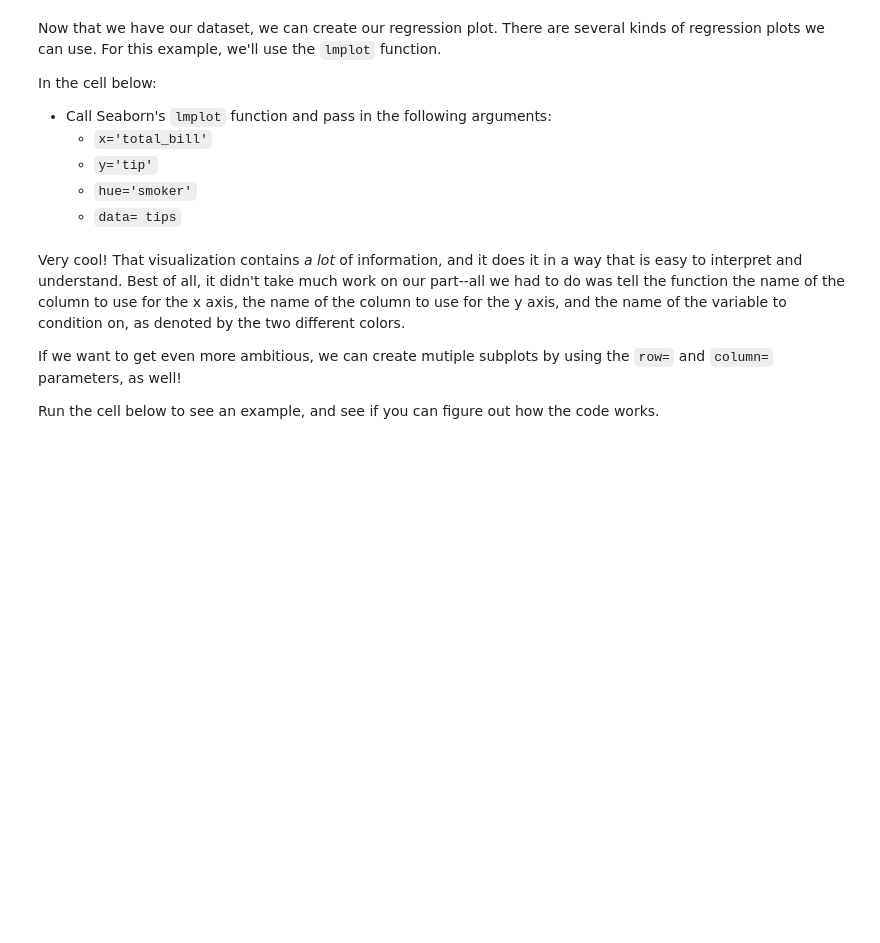
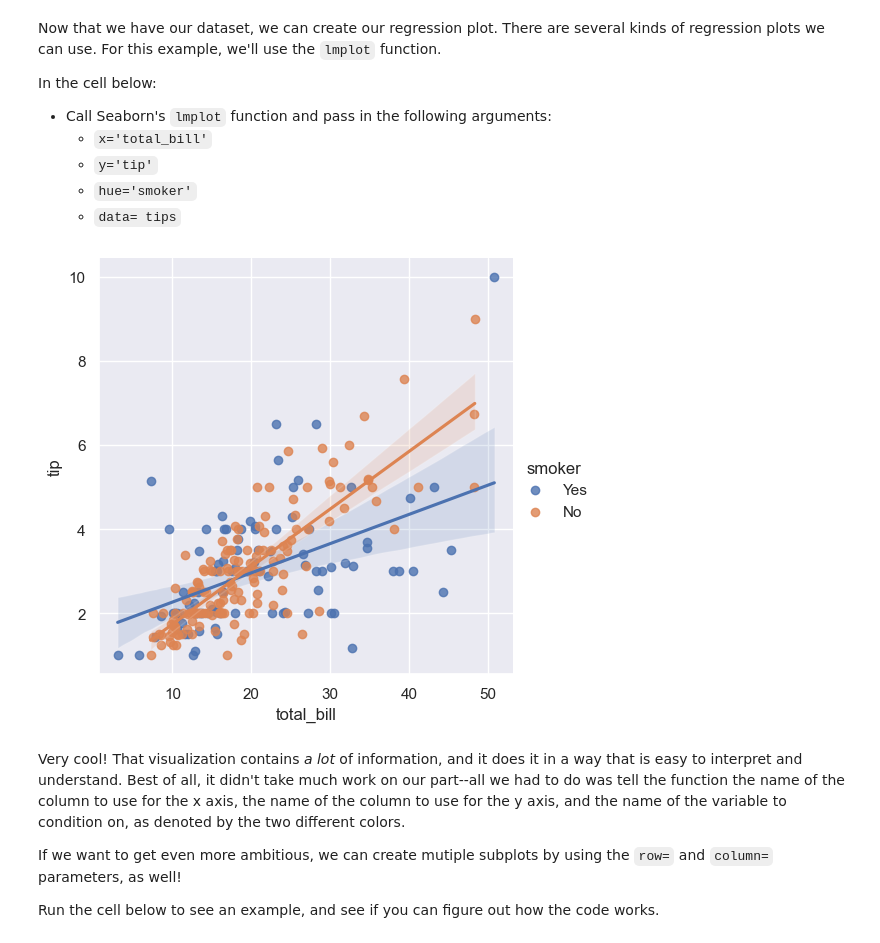
Before and after one commit to ian-moire/dsc-seaborn-lab, a Jupyter notebook: index.ipynb, the cells around one changed output. Drawn from its saved outputs; the diff is of its cells as text; code cells hidden in the pictures; blank space fills up the shorter version.

```diff
--- a/index.ipynb
+++ b/index.ipynb
@@ -173,0 +211,4 @@ tips = None
+# %%
+# Store the load_dataset() in the variable tips and show the first five rows
+tips = sns.load_dataset('tips')
+tips.head()
@@ -186,3 +232,11 @@ In the cell below:
+# %%
+# Your code here
+# creating a regression plot
+sns.lmplot(x='total_bill', y='tip', hue='smoker', data=tips)
+
+plt.show()
+# %% [output]
+[figure, added]
 # %% [markdown]
 Very cool! That visualization contains _a lot_ of information, and it does it in a way that is easy to interpret and understand. Best of all, it didn't take much work on our part--all we had to do was tell the function the name of the column to use for the x axis, the name of the column to use for the y axis, and the name of the variable to condition on, as denoted by the two different colors.
 
```
Also changed, not shown: parts of 13 cells of this notebook.
